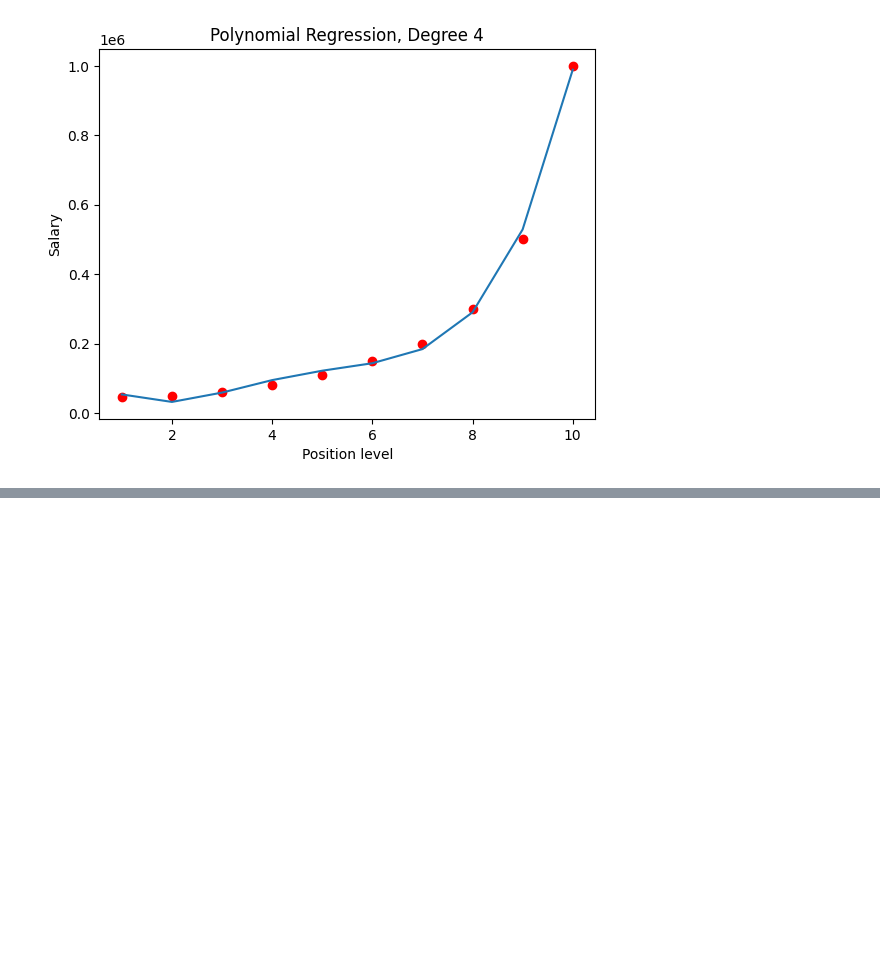
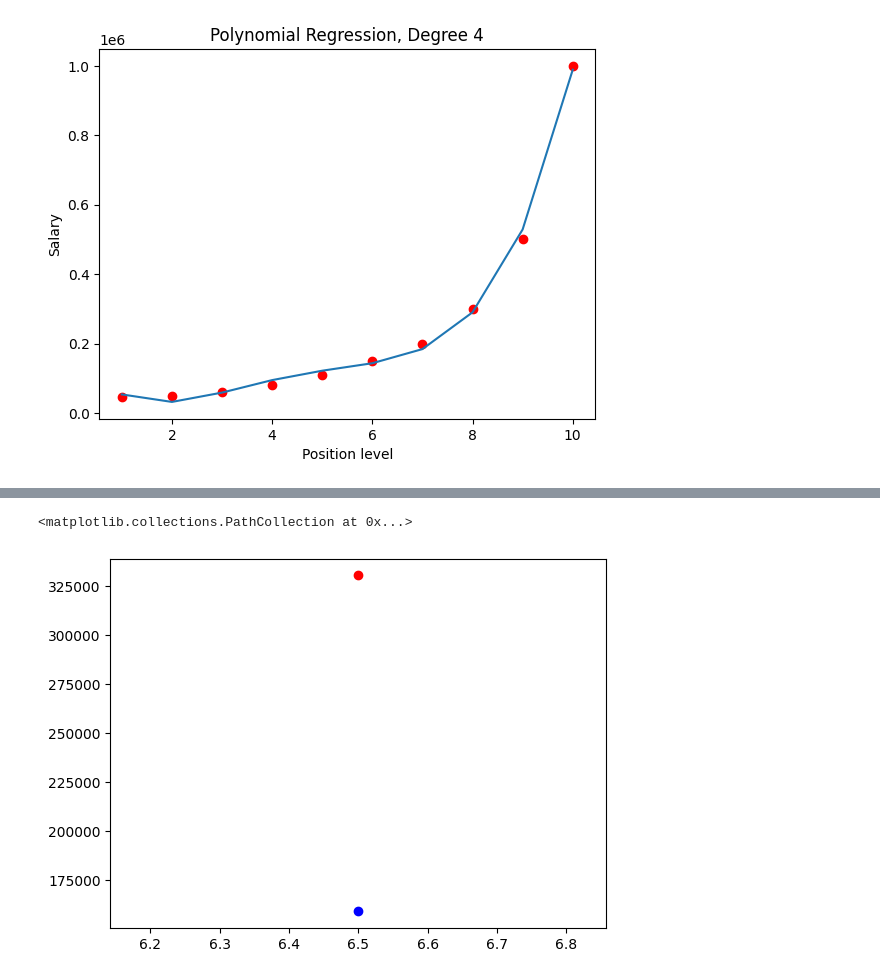
Before and after one commit to Manash-git/ML-Learn, a Jupyter notebook: polynomial_regr/ploynomial_regression.ipynb, the cells around one changed output, grey strips where cells are left out. Drawn from its saved outputs; the diff is of its cells as text; code cells hidden in the pictures; blank space fills up the shorter version.

```diff
--- a/polynomial_regr/ploynomial_regression.ipynb
+++ b/polynomial_regr/ploynomial_regression.ipynb
@@ -188,0 +201,7 @@ Reshape your data either using array.reshape(-1, 1) if your data has a single fe
+# %%
+# Ploting the outputs from different models
+plt.scatter(6.5,330378.78, color= "red")
+plt.scatter(6.5,158862.45, color= "blue")
+# %% [output]
+<matplotlib.collections.PathCollection at 0x...>
+[figure, added]
```
Also changed, not shown: parts of 4 cells of this notebook.
